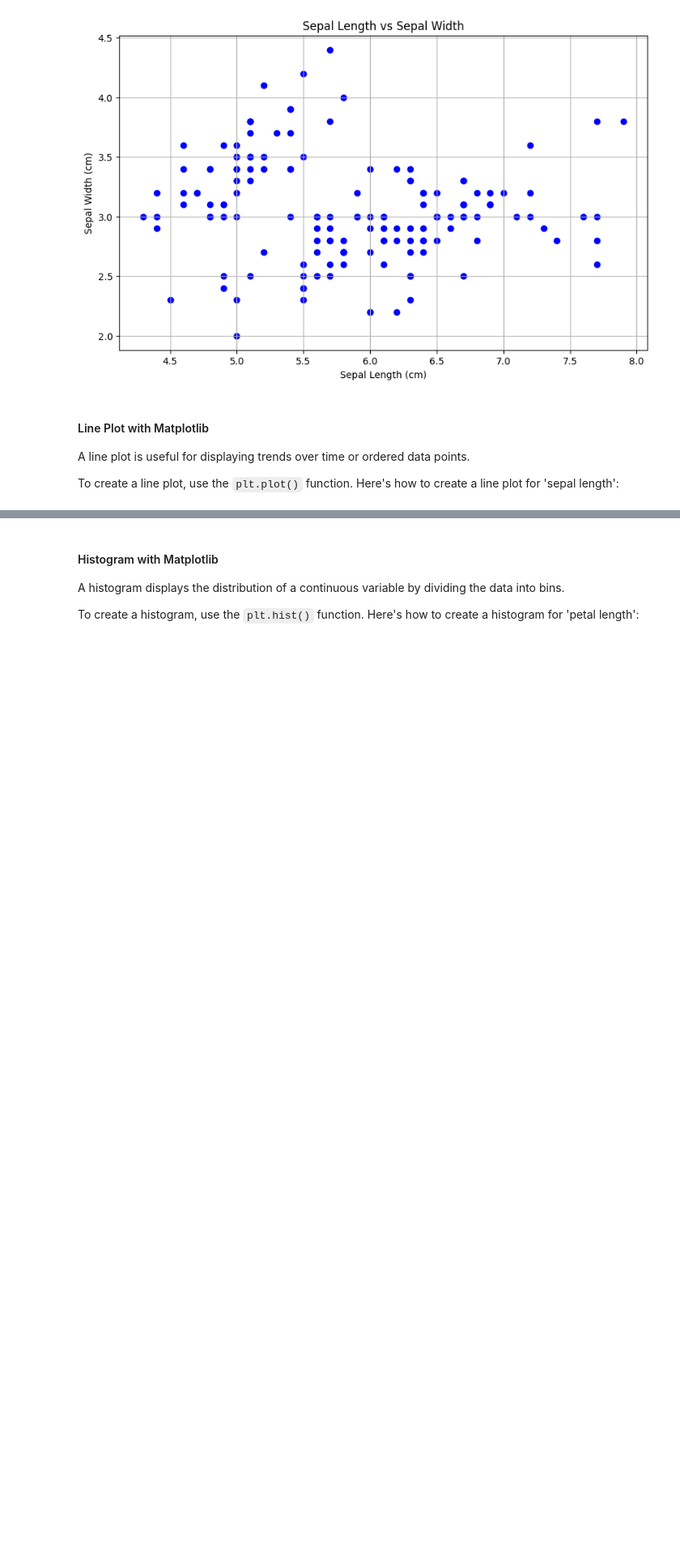
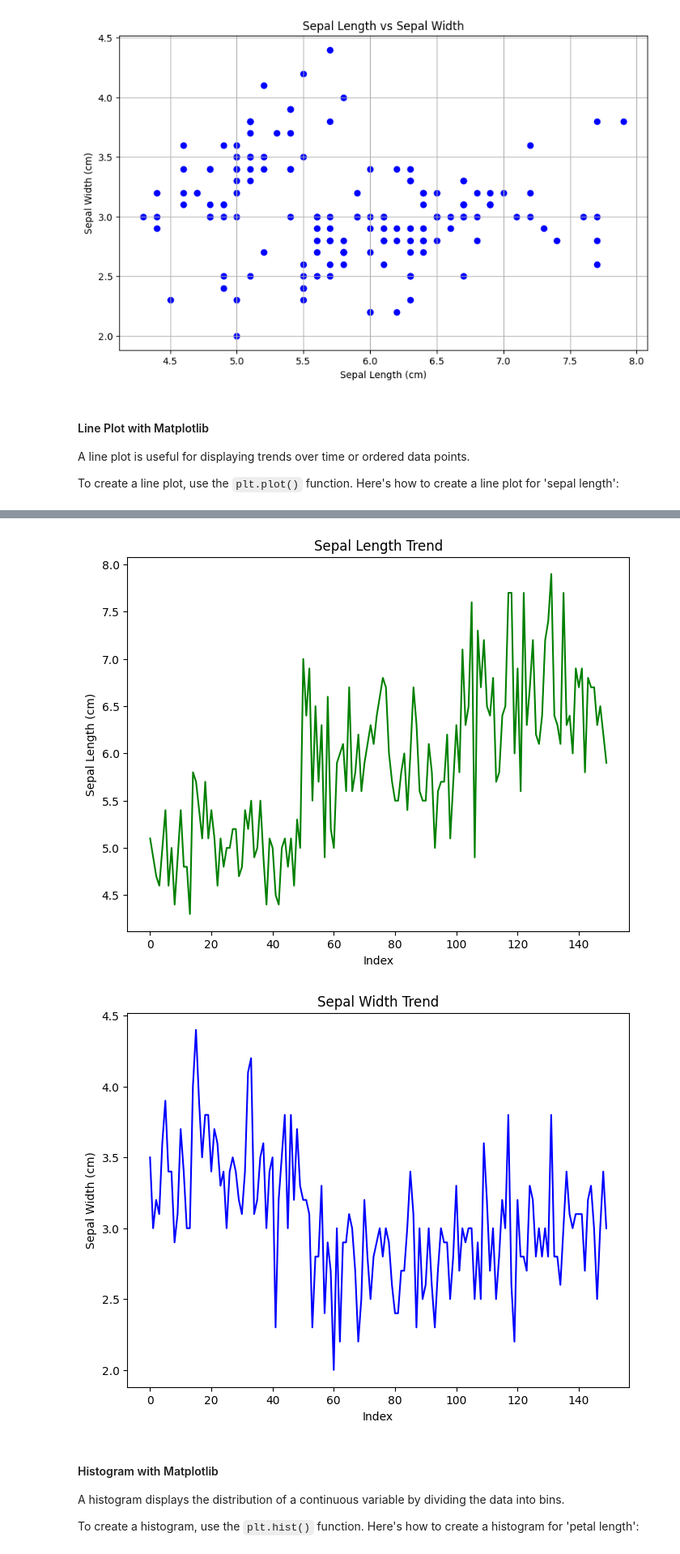
Before and after one commit to Mohsenmohebbi1993/practice, a Jupyter notebook: vizualization_student_version.ipynb, the cells around one changed output, grey strips where cells are left out. Shown: that part at 81% size. Drawn from its saved outputs; the diff is of its cells as text; code cells hidden in the pictures; blank space fills up the shorter version.

```diff
--- a/vizualization_student_version.ipynb
+++ b/vizualization_student_version.ipynb
@@ -62,3 +58,20 @@ To create a line plot, use the `plt.plot()` function. Here's how to create a lin
+# %%
+plt.figure(figsize=(8,6))
+plt.plot(iris_df['sepal length (cm)'], c='green')
+plt.title ('Sepal Length Trend')
+plt.ylabel('Sepal Length (cm)')
+plt.xlabel('Index')
+plt.show()
+
+plt.figure(figsize=(8,6))
+plt.plot(iris_df['sepal width (cm)'], c='blue')
+plt.title ('Sepal Width Trend')
+plt.ylabel('Sepal Width (cm)')
+plt.xlabel('Index')
+plt.show()
+# %% [output]
+[figure, added]
+[figure, added]
 # %% [markdown]
 #### Histogram with Matplotlib
 
```
Also changed, not shown: parts of 6 cells of this notebook.
